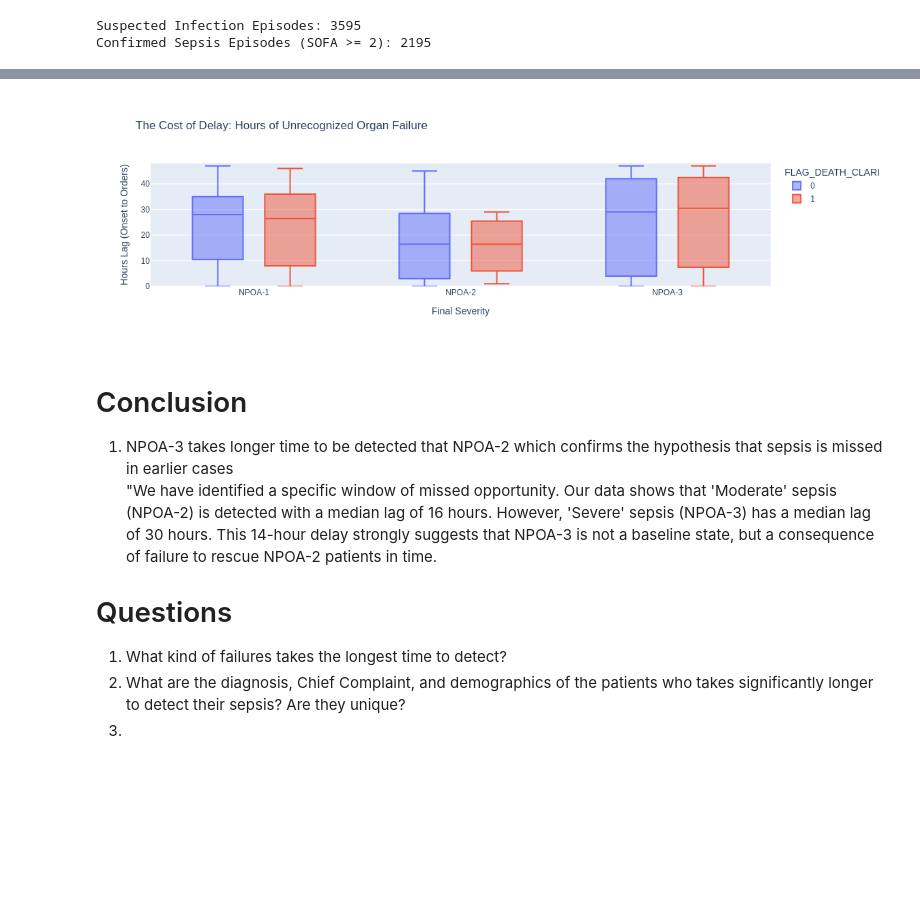
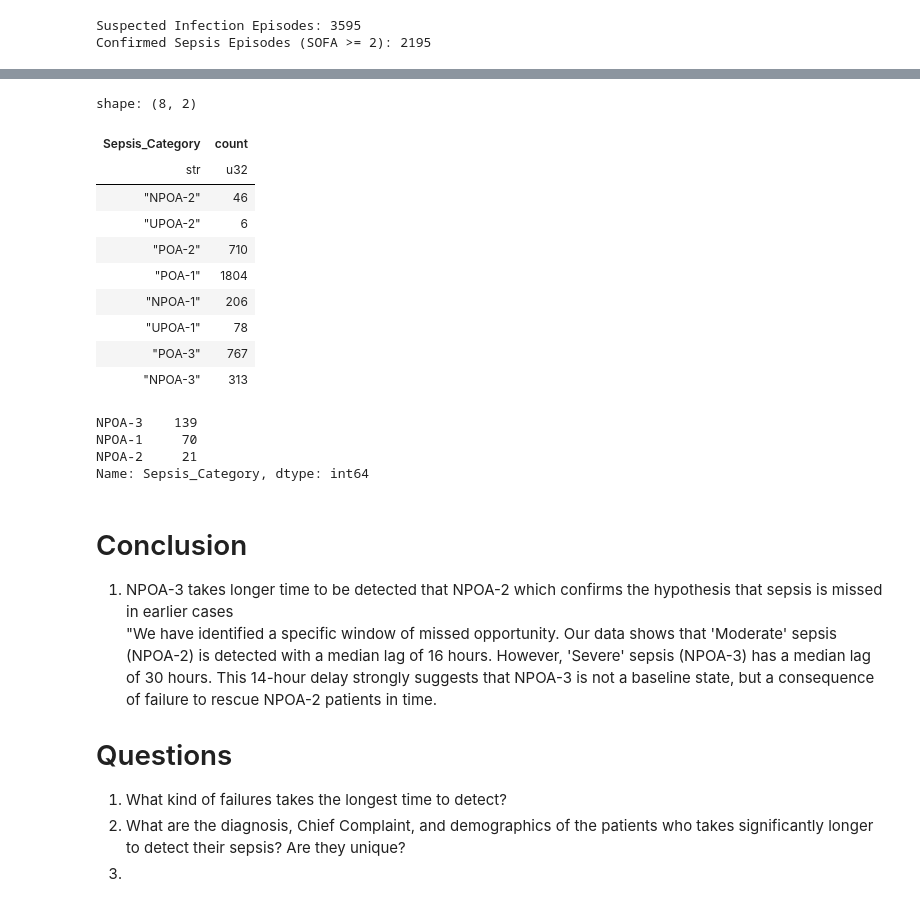
Before and after one commit to UTSW-CIC/Sepsis-Analysis, a Jupyter notebook: notebooks/02_temp.ipynb, the cells around one changed output, grey strips where cells are left out. Drawn from its saved outputs; the diff is of its cells as text; code cells hidden in the pictures; blank space fills up the shorter version.

```diff
--- a/notebooks/02_temp.ipynb
+++ b/notebooks/02_temp.ipynb
@@ -582,8 +761,8 @@ fig_lag = px.box(
     df_npoa_gap,
     x="Sepsis_Category", # NPOA2 vs NPOA3
     y="Hours_Lag_Organ_Failure_to_Action",
-    color="FLAG_DEATH_CLARITY",
-    title="The Cost of Delay: Hours of Unrecognized Organ Failure",
+    # color="FLAG_DEATH_CLARITY",
+    title="The Cost of Delay: Hours of Unrecognized SOFA>=2",
     labels={
         "Hours_Lag_Organ_Failure_to_Action": "Hours Lag (Onset to Orders)",
         "Sepsis_Category": "Final Severity"
@@ -592,5 +771,3 @@ fig_lag = px.box(
 )
 fig_lag.update_yaxes(range=[0, 48]) # Focus on the 48h lookback window
 fig_lag.show()
-# %% [output]
-[figure, removed]
@@ -596,0 +950,21 @@ fig_lag.show()
+# %%
+df_all.group_by("PAT_ENC_CSN_ID").agg(pl.col("Sepsis_Category").first())['Sepsis_Category'].value_counts()
+# %% [output]
+shape: (8, 2)
+| Sepsis_Category | count |
+| str | u32 |
+| "NPOA-2" | 46 |
+| "UPOA-2" | 6 |
+| "POA-2" | 710 |
+| "POA-1" | 1804 |
+| "NPOA-1" | 206 |
+| "UPOA-1" | 78 |
+| "POA-3" | 767 |
+| "NPOA-3" | 313 |
+# %%
+df_npoa_gap['Sepsis_Category'].value_counts()
+# %% [output]
+NPOA-3    139
+NPOA-1     70
+NPOA-2     21
+Name: Sepsis_Category, dtype: int64
```
Also changed, not shown: parts of 12 cells of this notebook.
